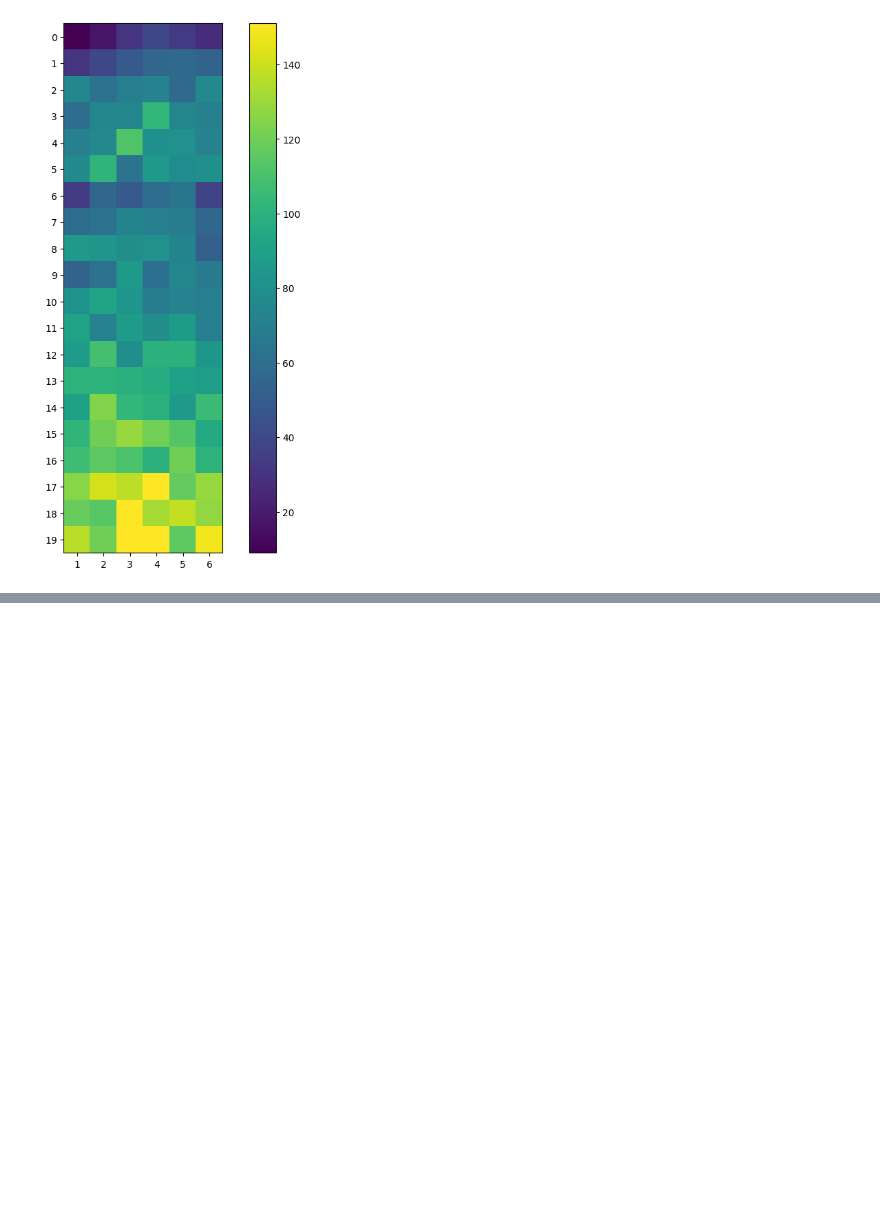
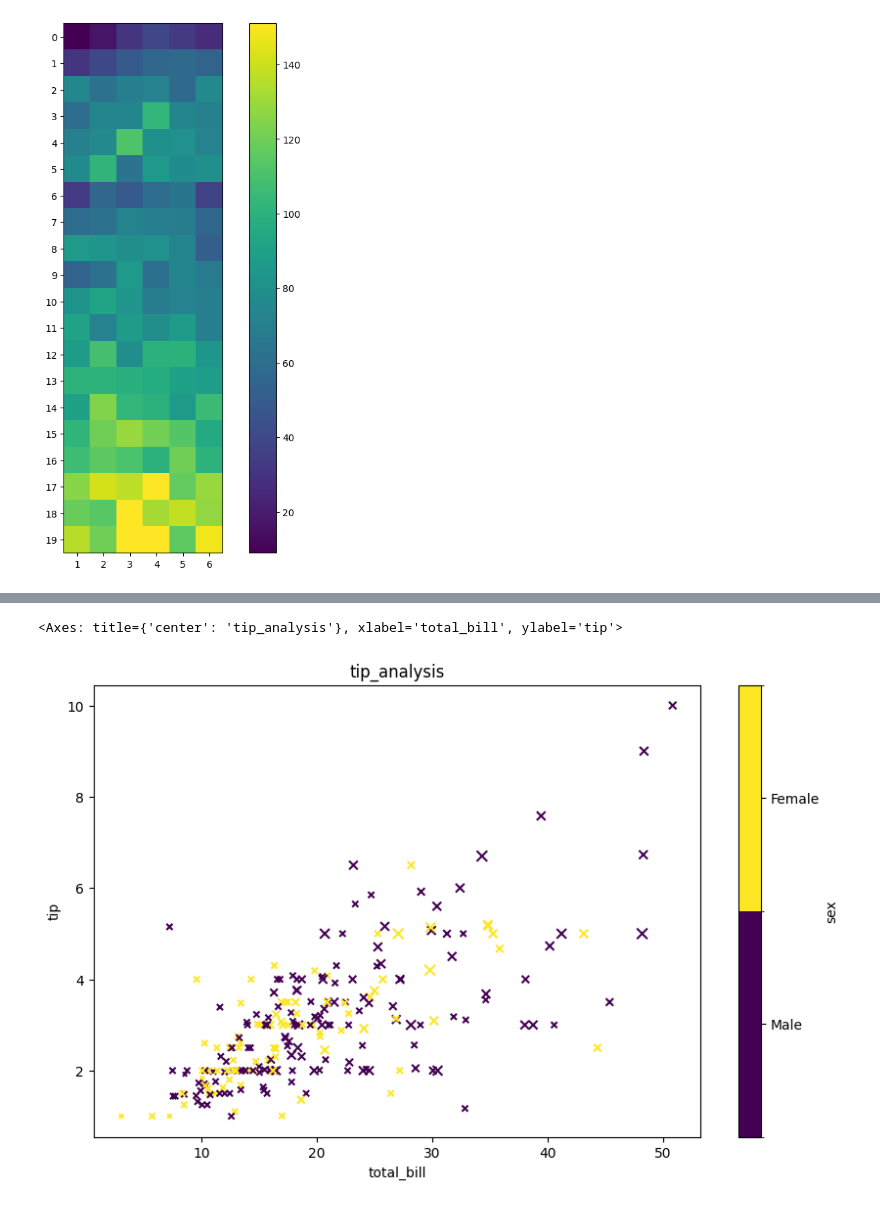
Before and after one commit to Vivek-Joshi17/Data_Visualization, a Jupyter notebook: Matplotlib_advance.ipynb, the cells around one changed output, grey strips where cells are left out. Cells and saved outputs as stored; diff of their text form; code cells hidden in the pictures; blank space fills up the shorter version.

```diff
--- a/Matplotlib_advance.ipynb
+++ b/Matplotlib_advance.ipynb
@@ -307,0 +320,6 @@ plt.colorbar()
+# %%
+import seaborn as sb
+tips = sb.load_dataset('tips')
+# %%
+tips['size']=tips['size']/1000
+tips.head()
@@ -307,0 +333,7 @@ plt.colorbar()
+# %%
+#scatter->plot->labels->markers->figsize->color->cmap
+
+tips.plot(kind='scatter',x='total_bill',y='tip',title='tip_analysis',marker='x',figsize=(10,6),s='size',c='sex',cmap='viridis')
+# %% [output]
+<Axes: title={'center': 'tip_analysis'}, xlabel='total_bill', ylabel='tip'>
+[figure, added]
```
Also changed, not shown: parts of 19 cells of this notebook.
